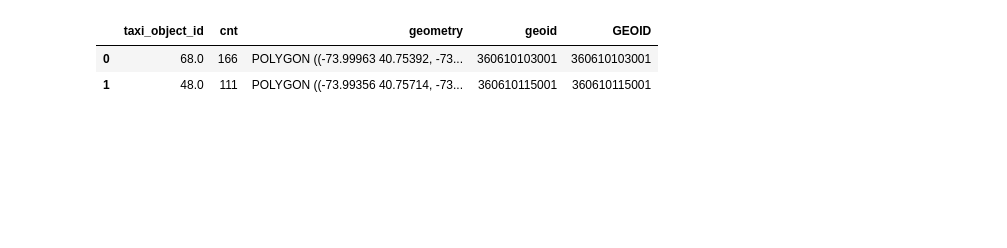
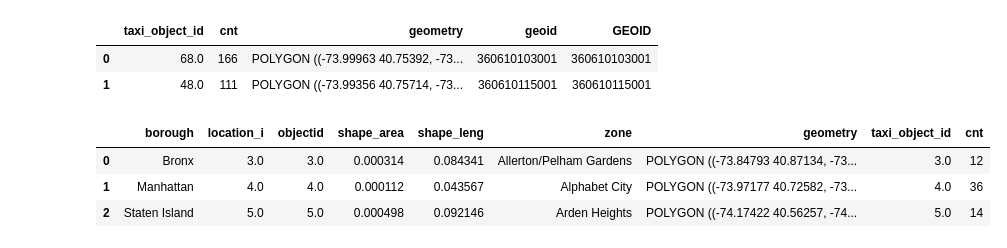
Before and after one commit to sev-90/art_of_engineering_course, a Jupyter notebook: main.ipynb, the cells around one changed output. Drawn from its saved outputs; the diff is of its cells as text; code cells hidden in the pictures; blank space fills up the shorter version.

```diff
--- a/main.ipynb
+++ b/main.ipynb
@@ -95,6 +116,12 @@ merged.head(2)
 # %%
 d = pd.DataFrame(merged.groupby('taxi_object_id').sum()['cnt']).reset_index(drop=False)
 d = pd.merge(taxi_zones, d, left_on='objectid', right_on='taxi_object_id', how='right' )
+d.head(3)
+# %% [output]
+|  | borough | location_i | objectid | shape_area | shape_leng | zone | geometry | taxi_object_id | cnt |
+| 0 | Bronx | 3.0 | 3.0 | 0.000314 | 0.084341 | Allerton/Pelham Gardens | POLYGON ((-73.84793 40.87134, -73... | 3.0 | 12 |
+| 1 | Manhattan | 4.0 | 4.0 | 0.000112 | 0.043567 | Alphabet City | POLYGON ((-73.97177 40.72582, -73... | 4.0 | 36 |
+| 2 | Staten Island | 5.0 | 5.0 | 0.000498 | 0.092146 | Arden Heights | POLYGON ((-74.17422 40.56257, -74... | 5.0 | 14 |
 # %%
 # %matplotlib qt
 %matplotlib inline
```
Also changed, not shown: parts of 7 cells of this notebook, 1 other file.
